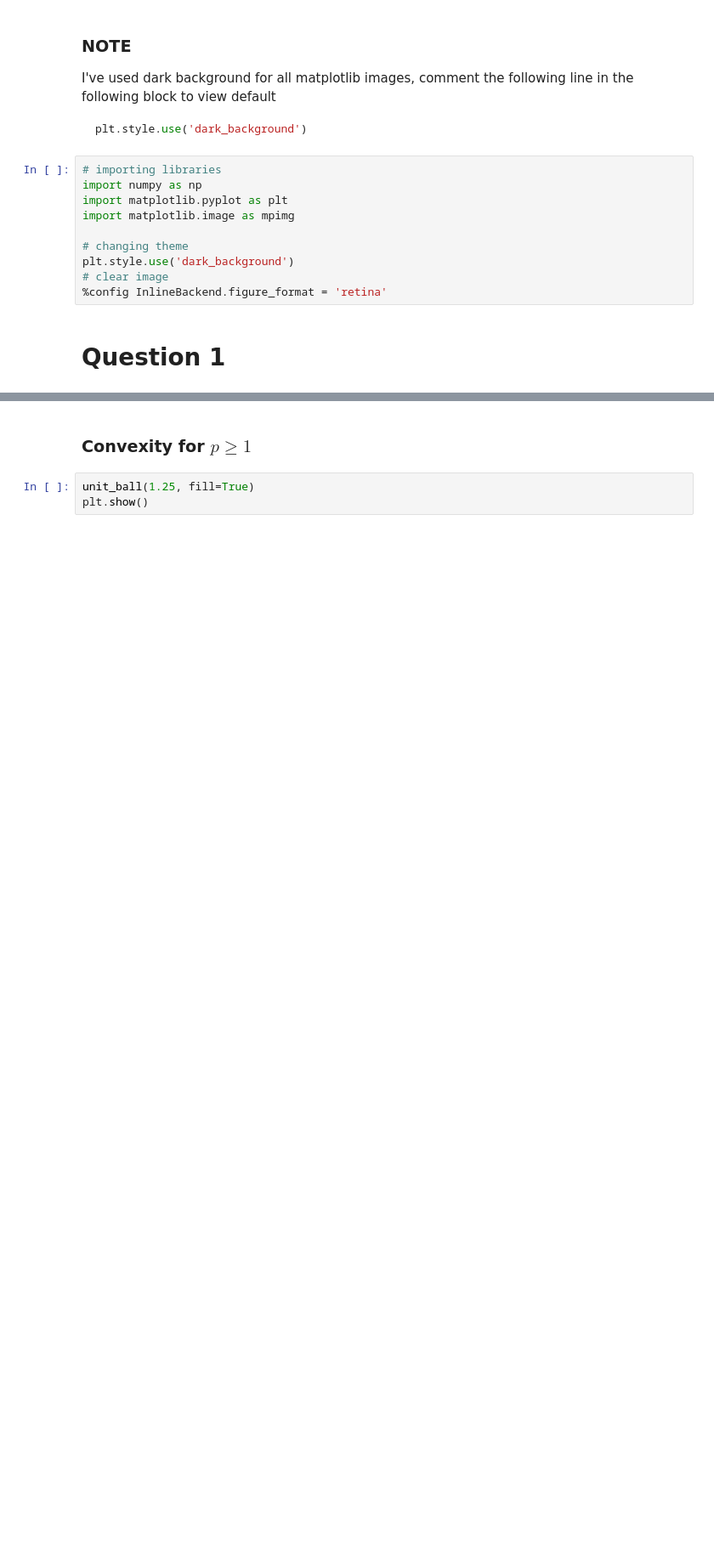
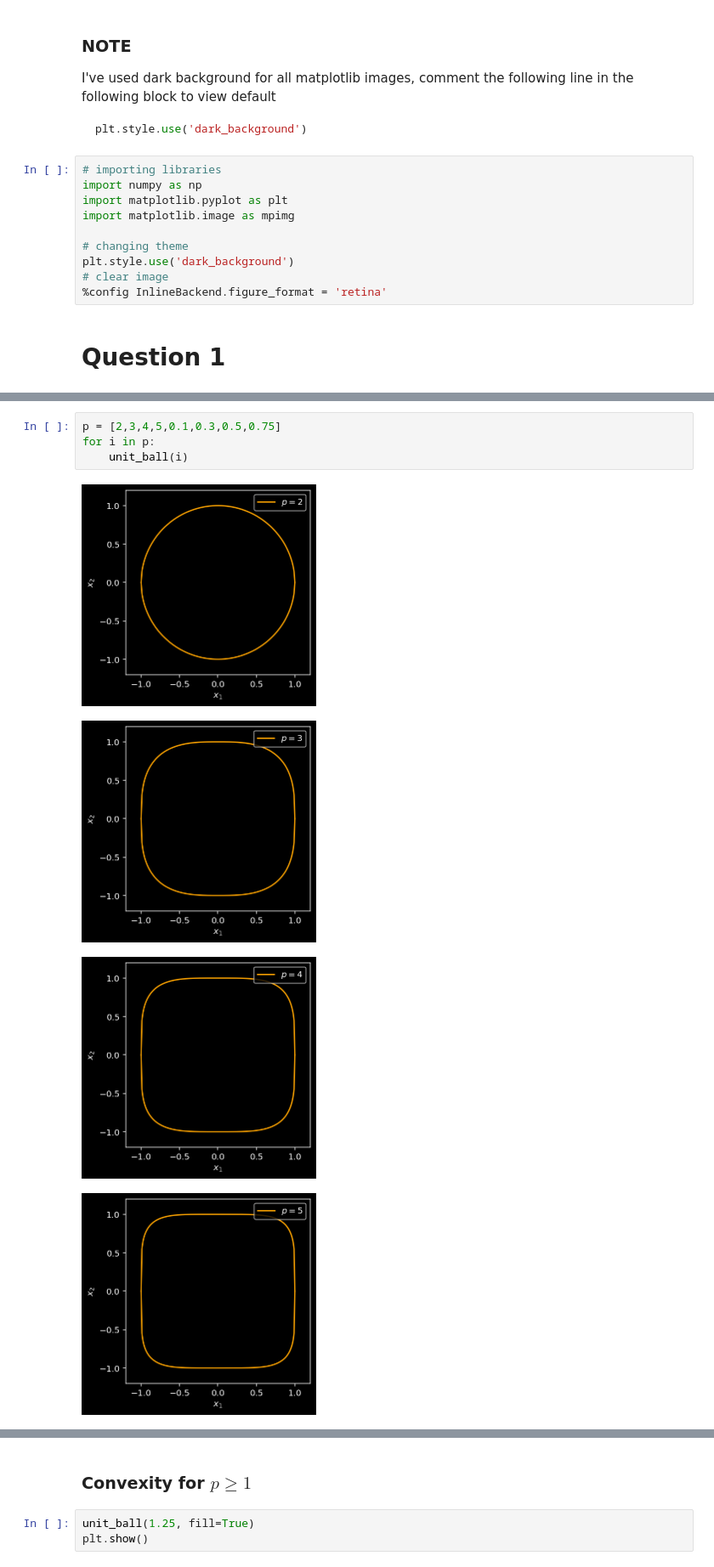
Before and after one commit to cmaspi/AI2100, a Jupyter notebook: assignment-1/ai20btech11006-hw1.ipynb, the cells around one changed output, grey strips where cells are left out. Shown: that part at 85% size. Saved outputs shown, nothing was run; the diff lists cells and outputs as text; blank space fills up the shorter version.

```diff
--- a/assignment-1/ai20btech11006-hw1.ipynb
+++ b/assignment-1/ai20btech11006-hw1.ipynb
@@ -48,0 +50,9 @@ plt.show()
+# %%
+p = [2,3,4,5,0.1,0.3,0.5,0.75]
+for i in p:
+    unit_ball(i)
+# %% [output]
+[figure, added]
+[figure, added]
+[figure, added]
+[figure, added]
```
Also changed, not shown: parts of 20 cells of this notebook.
